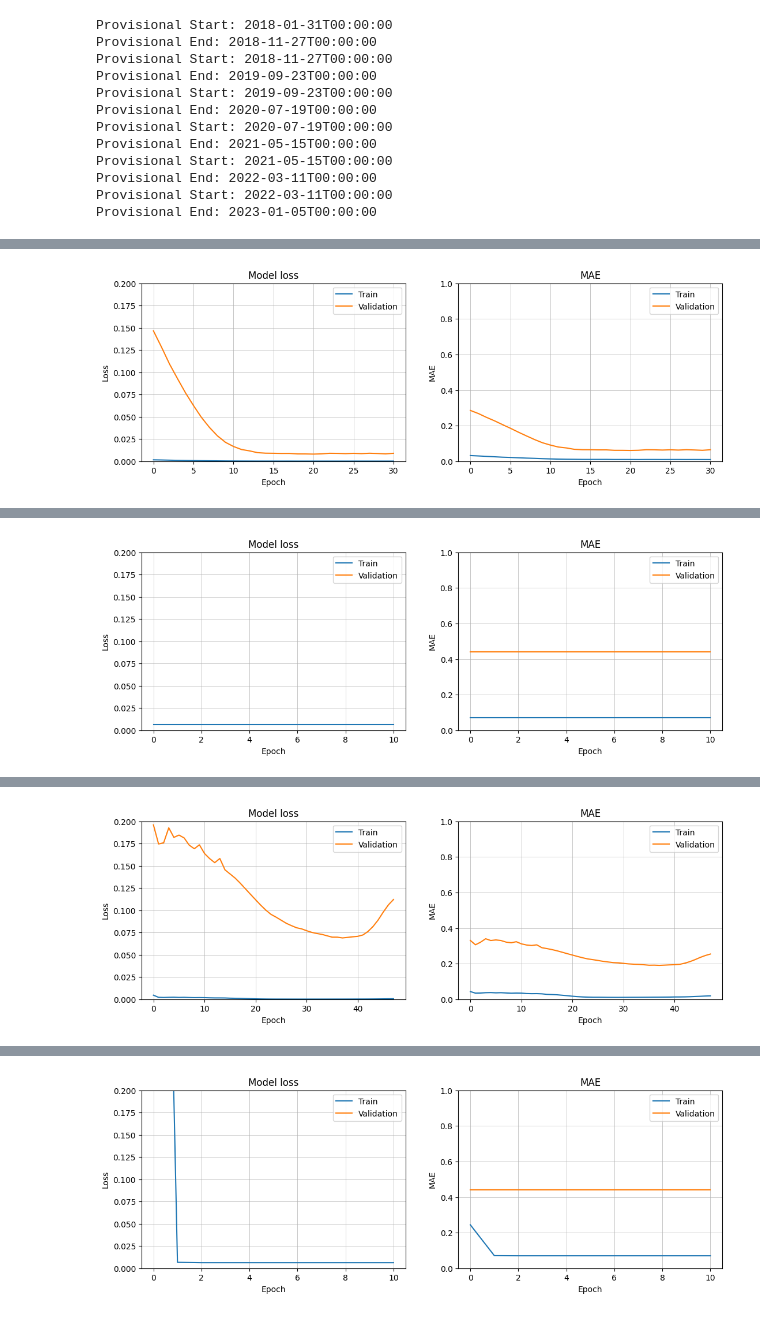
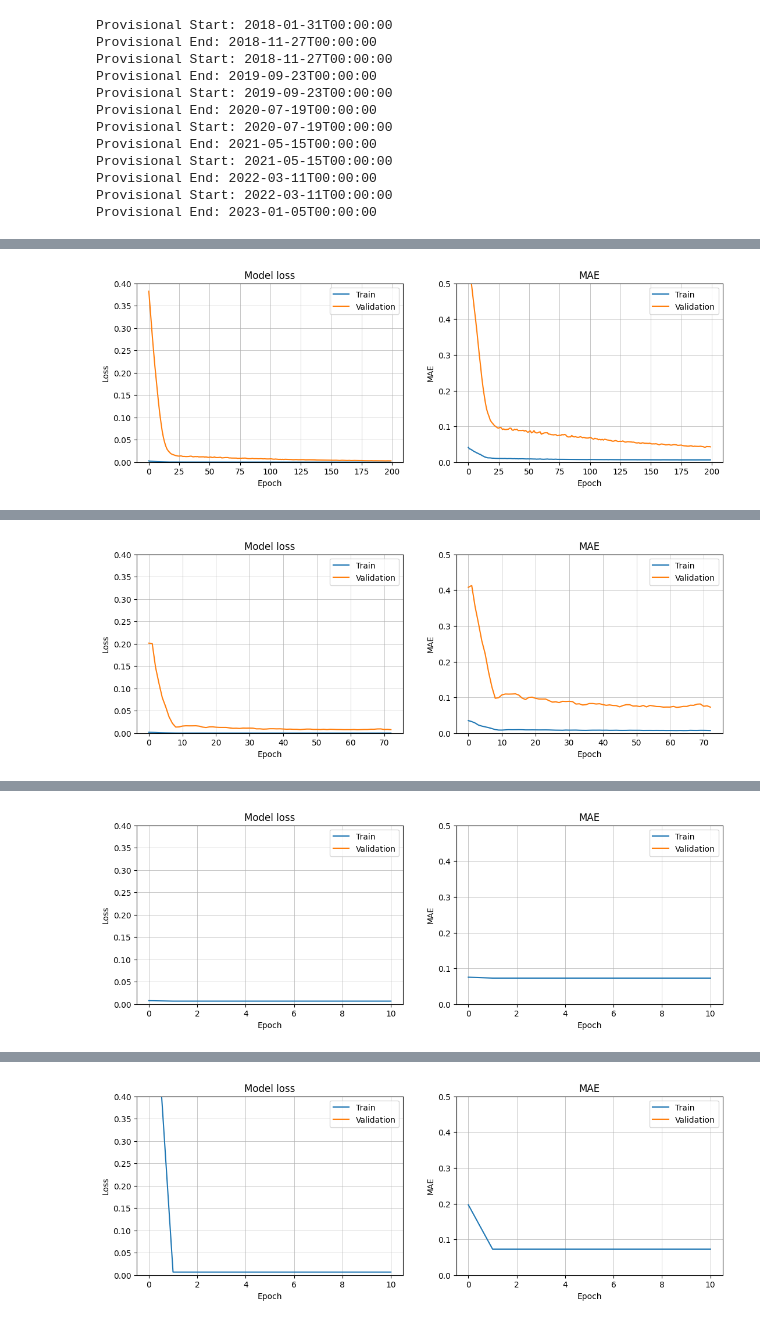
Before and after one commit to monicasainer/gossips_cryptos, a Jupyter notebook: notebooks/Modelling.ipynb, the cells around one changed output, grey strips where cells are left out. Cells and saved outputs as stored; diff of their text form; code cells hidden in the pictures.

```diff
--- a/notebooks/Modelling.ipynb
+++ b/notebooks/Modelling.ipynb
@@ -178,14 +186,14 @@ X, y = window_data(df)
 X.shape
 
 
-def folds(X,y,window=20):
+def folds(X,y,window=20, fold_size=0.7):
     """ returns four arrays:
     X_train : array of lists with the 70% of the observed feature values
     X_test : array of lists with the 30% of the observed feature values
     y_train : array of lists with the 70% of the observed target values
     y_test : array of lists with the 30% of the observed target values
     """
-    split = int(.7 * len(X))
+    split = int(fold_size * len(X))
     X_train = X[:split - 1]
     X_test = X[split:]
 
@@ -392,7 +400,7 @@ def plot_loss_mae(history):
     ax1.set_title('Model loss')
     ax1.set_ylabel('Loss')
     ax1.set_xlabel('Epoch')
-    ax1.set_ylim(ymin=0, ymax=0.2)
+    ax1.set_ylim(ymin=0, ymax=0.4)
     ax1.legend(['Train', 'Validation'], loc='best')
     ax1.grid(axis="x",linewidth=0.5)
     ax1.grid(axis="y",linewidth=0.5)
@@ -401,7 +409,7 @@ def plot_loss_mae(history):
     ax2.set_title('MAE')
     ax2.set_ylabel('MAE')
     ax2.set_xlabel('Epoch')
-    ax2.set_ylim(ymin=0, ymax=1)
+    ax2.set_ylim(ymin=0, ymax=0.5)
     ax2.legend(['Train', 'Validation'], loc='best')
     ax2.grid(axis="x",linewidth=0.5)
     ax2.grid(axis="y",linewidth=0.5)
@@ -439,7 +447,7 @@ def compile_model2(model, optimizer_name):
                   metrics = ['mae'])
     return model
 # %%
-#adding the second feature
+#checking the best learning rate
 feature_1_column = 0
 feature_2_column = 1
 target_column = 1
@@ -451,13 +459,17 @@ results = []
 for learning_rate in learning_rates:
     # $CHALLENGIFY_BEGIN
     #getting the fresh data
+    X, y = window_data(df,window=window_size)
+    X_train,X_test,y_train,y_test=folds(X,y,window=window_size, fold_size=0.8)
+    X_train_scaled,X_test_scaled,y_train_scaled,y_test_scaled, scaler_y= scaling(X_train,X_test,y_train,y_test)
+    X_train = X_train_scaled.reshape((X_train_scaled.shape[0], window_size, 2))
+    X_test = X_test_scaled.reshape((X_test_scaled.shape[0], window_size, 2))
 
+    #split = int(.7 * len(X))
+    #X_train = X_train
+    #X_test = X_test
 
-    split = int(.7 * len(X))
-    X_train = X_train
-    X_test = X_test
-
-    # y split
+    # y
     y_train = y_train_scaled
     y_test = y_test_scaled
 
@@ -474,7 +486,7 @@ for learning_rate in learning_rates:
                         validation_split = 0.3,
                         shuffle = False,
                         batch_size=16,
-                        epochs = 100,
+                        epochs = 200,
                         callbacks = [es],
                         verbose = 0)
     # 5. Plot the history and evaluate the model
@@ -488 +500 @@ MAE with learning rate 0.0001 --> 0.0861
-[figure, old version]
+[figure, new version]
@@ -491 +503 @@ MAE with learning rate 0.001 --> 0.5444
-[figure, old version]
+[figure, new version]
@@ -494 +506 @@ MAE with learning rate 0.01 --> 0.3280
-[figure, old version]
+[figure, new version]
@@ -497 +509 @@ MAE with learning rate 0.1 --> 0.5444
-[figure, old version]
+[figure, new version]
```
Also changed, not shown: parts of 19 cells of this notebook.
